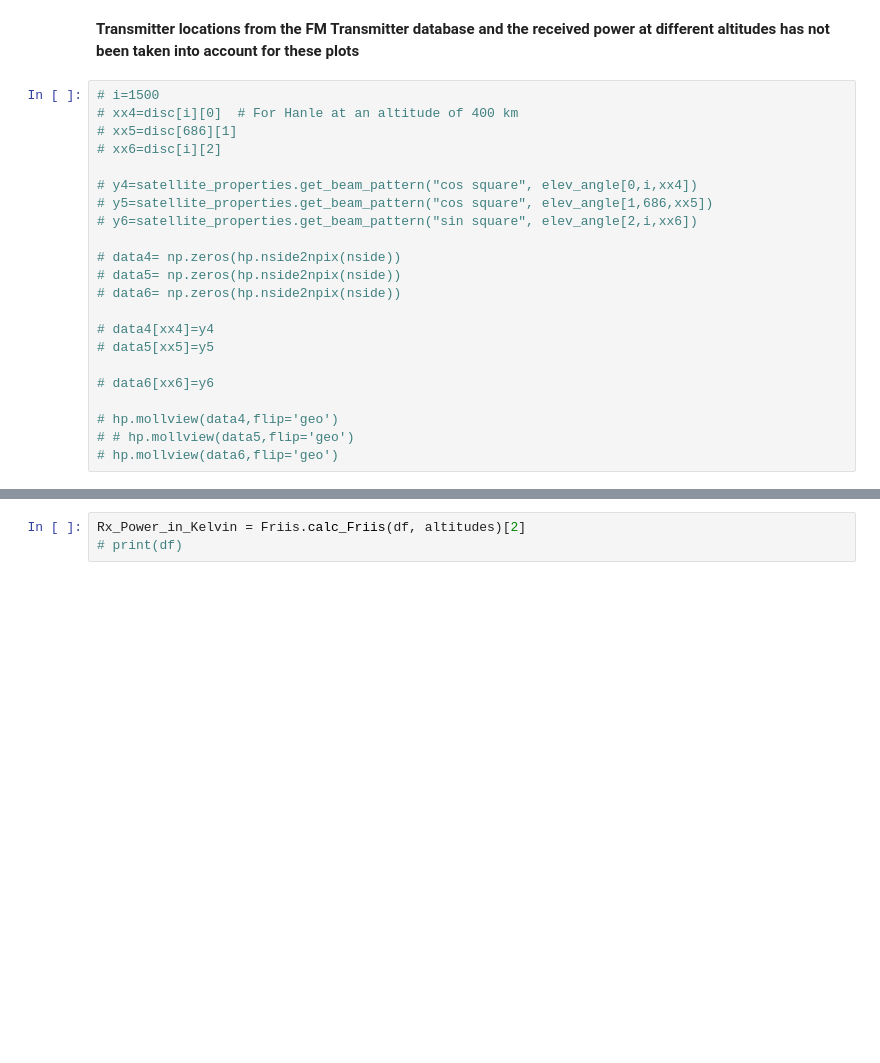
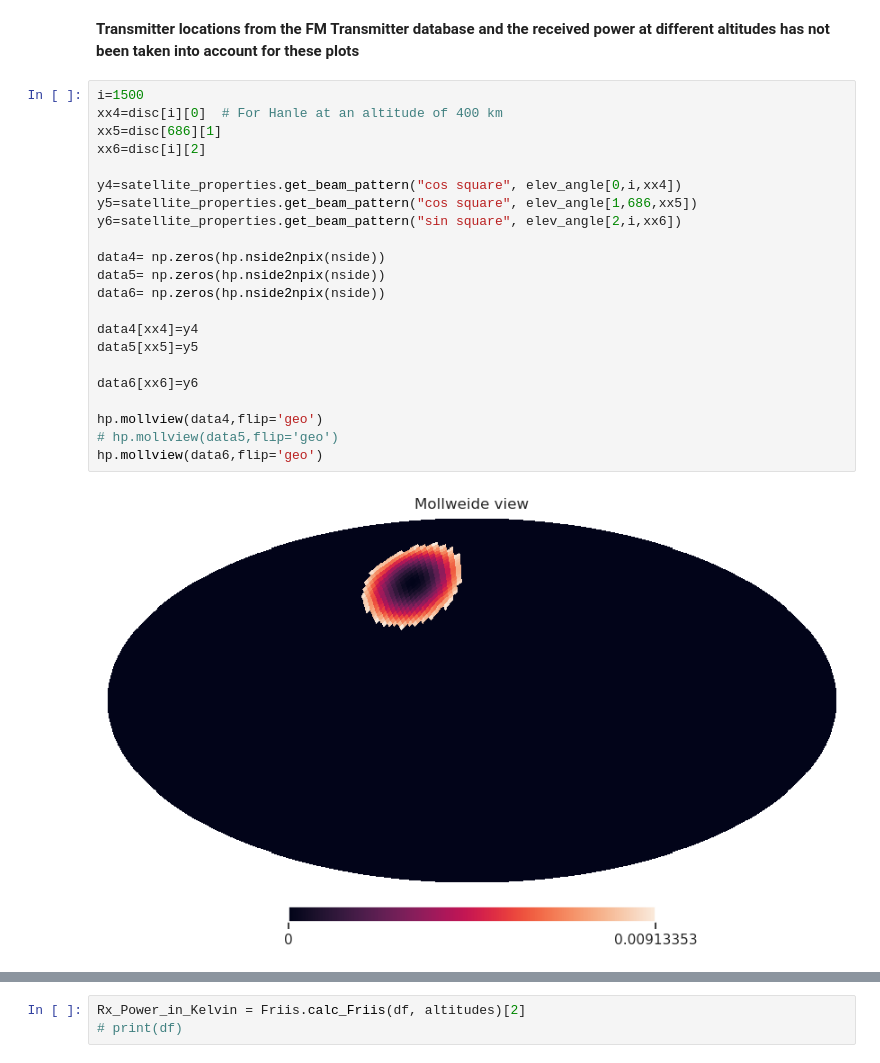
Before and after one commit to Bharatcs/rfi, a Jupyter notebook: Project/starfire_main.ipynb, the cells around one changed output, grey strips where cells are left out. Cells and saved outputs as stored; diff of their text form; blank space fills up the shorter version.

```diff
--- a/Project/starfire_main.ipynb
+++ b/Project/starfire_main.ipynb
@@ -116,24 +116,26 @@ found_common = store_FOV_indices.get_common_Tx(pixel_indices, pix_common, Rad_of
 # %% [markdown]
 <b> Transmitter locations from the FM Transmitter database and the received power at different altitudes has not been taken into account for these plots <b>
 # %%
-# i=1500
-# xx4=disc[i][0]  # For Hanle at an altitude of 400 km
-# xx5=disc[686][1]
-# xx6=disc[i][2]
+i=1500
+xx4=disc[i][0]  # For Hanle at an altitude of 400 km
+xx5=disc[686][1]
+xx6=disc[i][2]
 
-# y4=satellite_properties.get_beam_pattern("cos square", elev_angle[0,i,xx4])
-# y5=satellite_properties.get_beam_pattern("cos square", elev_angle[1,686,xx5])
-# y6=satellite_properties.get_beam_pattern("sin square", elev_angle[2,i,xx6])
+y4=satellite_properties.get_beam_pattern("cos square", elev_angle[0,i,xx4])
+y5=satellite_properties.get_beam_pattern("cos square", elev_angle[1,686,xx5])
+y6=satellite_properties.get_beam_pattern("sin square", elev_angle[2,i,xx6])
 
-# data4= np.zeros(hp.nside2npix(nside))
-# data5= np.zeros(hp.nside2npix(nside))
-# data6= np.zeros(hp.nside2npix(nside))
+data4= np.zeros(hp.nside2npix(nside))
+data5= np.zeros(hp.nside2npix(nside))
+data6= np.zeros(hp.nside2npix(nside))
 
-# data4[xx4]=y4
-# data5[xx5]=y5
+data4[xx4]=y4
+data5[xx5]=y5
 
-# data6[xx6]=y6
+data6[xx6]=y6
 
-# hp.mollview(data4,flip='geo')
-# # hp.mollview(data5,flip='geo')
-# hp.mollview(data6,flip='geo')
+hp.mollview(data4,flip='geo')
+# hp.mollview(data5,flip='geo')
+hp.mollview(data6,flip='geo')
+# %% [output]
+[figure, added]
```
Also changed, not shown: parts of 2 cells of this notebook, 1 other file.
